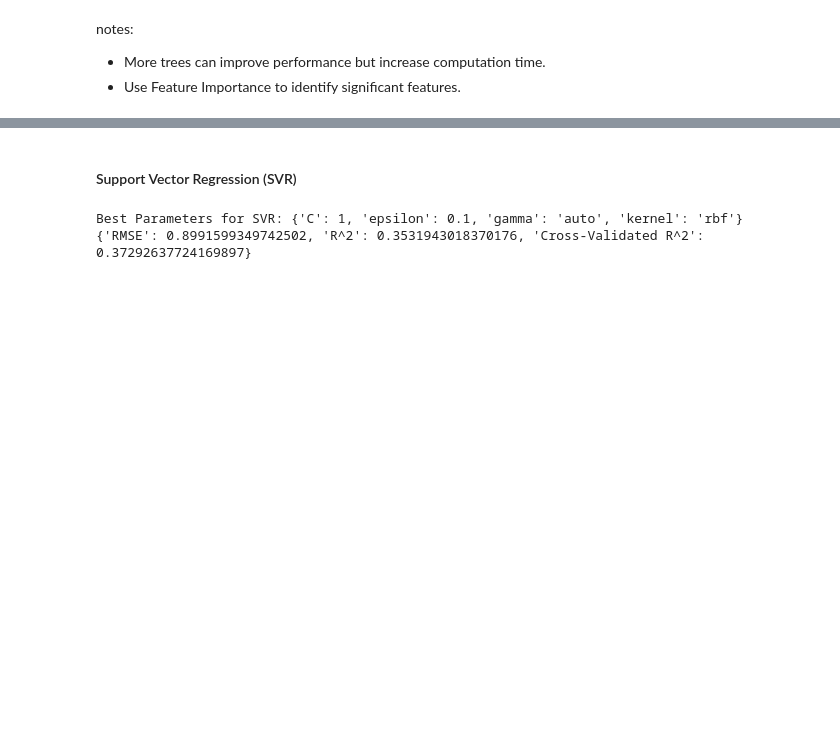
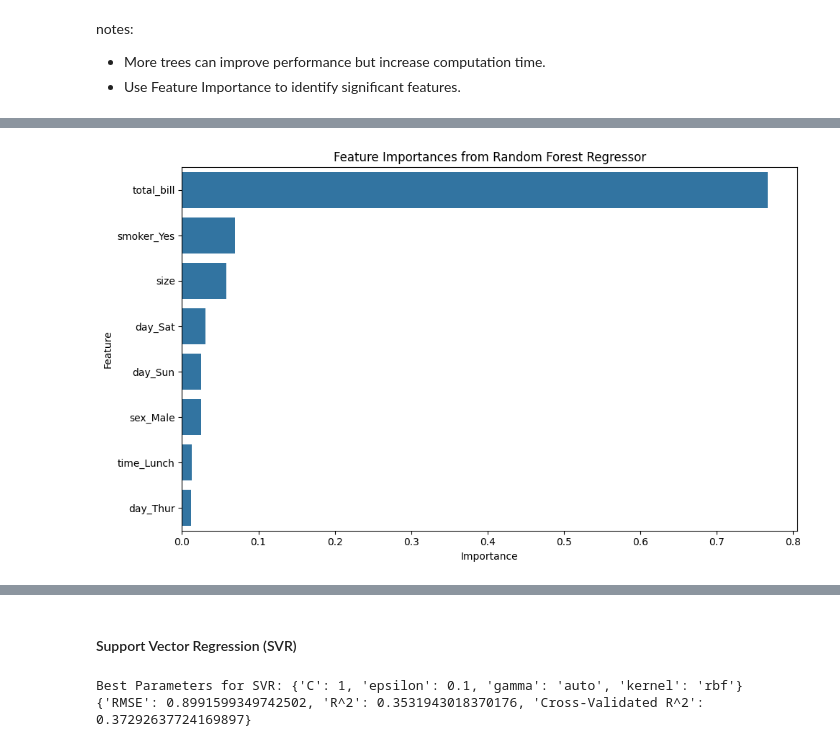
Before and after one commit to preetam1407/Tip-Prediction-Analysis, a Jupyter notebook: Preetam_24566017_Assignment_02.ipynb, the cells around one changed output, grey strips where cells are left out. Cells and saved outputs as stored; diff of their text form; code cells hidden in the pictures; blank space fills up the shorter version.

```diff
--- a/Preetam_24566017_Assignment_02.ipynb
+++ b/Preetam_24566017_Assignment_02.ipynb
@@ -12,7 +12,7 @@ Data Analysis
 # %%
 #Acquiring the data
 import pandas as pd
-df = pd.read_csv('/content/tips (data for regression problem).csv')
+df = pd.read_csv('tips (data for regression problem).csv')
 # %%
 # Data Overview
 print("Data Overview:")
@@ -520,3 +520,16 @@ Best Parameters for Random Forest: {'max_depth': 6, 'max_features': 'sqrt', 'min
 notes:
 - More trees can improve performance but increase computation time.
 - Use Feature Importance to identify significant features.
+# %%
+
+# Get feature importances
+rf.fit(X_train, y_train)
+importances = rf.feature_importances_
+feature_names = X.columns
+feature_importance_df = pd.DataFrame({'Feature': feature_names, 'Importance': importances})
+
+# Sort features by importance
+feature_importance_df.sort_values(by='Importance', ascending=False, inplace=True)
+
+# Display feature importances
+feature_importance_df
@@ -522,0 +546,14 @@ notes:
+# %%
+import matplotlib.pyplot as plt
+import seaborn as sns
+
+# Plot feature importances
+plt.figure(figsize=(10,6))
+sns.barplot(x='Importance', y='Feature', data=feature_importance_df)
+plt.title('Feature Importances from Random Forest Regressor')
+plt.xlabel('Importance')
+plt.ylabel('Feature')
+plt.tight_layout()
+plt.show()
+# %% [output]
+[figure, added]
```
Also changed, not shown: parts of 5 cells of this notebook.
